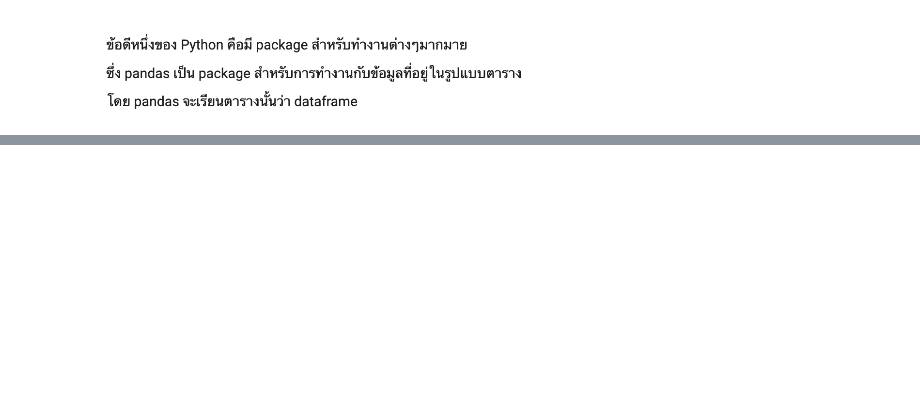
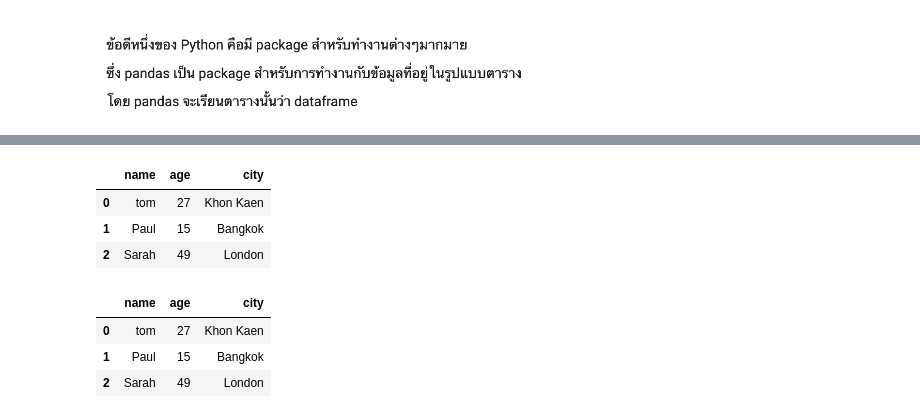
Before and after one commit to 623020514-5/DWDM21, a Jupyter notebook: Data101(Chapter2).ipynb, the cells around one changed output, grey strips where cells are left out. Drawn from its saved outputs; the diff is of its cells as text; code cells hidden in the pictures; blank space fills up the shorter version.

Commit message:
import pandas, basic python - loop

```diff
--- a/Data101(Chapter2).ipynb
+++ b/Data101(Chapter2).ipynb
@@ -10,0 +25,17 @@ import pandas as pd #เป็นการนำเข้าเหมือน
+# %%
+data_df = pd.read_csv('data.csv')
+# %%
+data_df
+# %% [output]
+|  | name | age | city |
+| 0 | tom | 27 | Khon Kaen |
+| 1 | Paul | 15 | Bangkok |
+| 2 | Sarah | 49 | London |
+# %%
+data_df2 = pandas.read_csv('data.csv')
+data_df2
+# %% [output]
+|  | name | age | city |
+| 0 | tom | 27 | Khon Kaen |
+| 1 | Paul | 15 | Bangkok |
+| 2 | Sarah | 49 | London |
```
Also changed, not shown: parts of 73 cells of this notebook.
